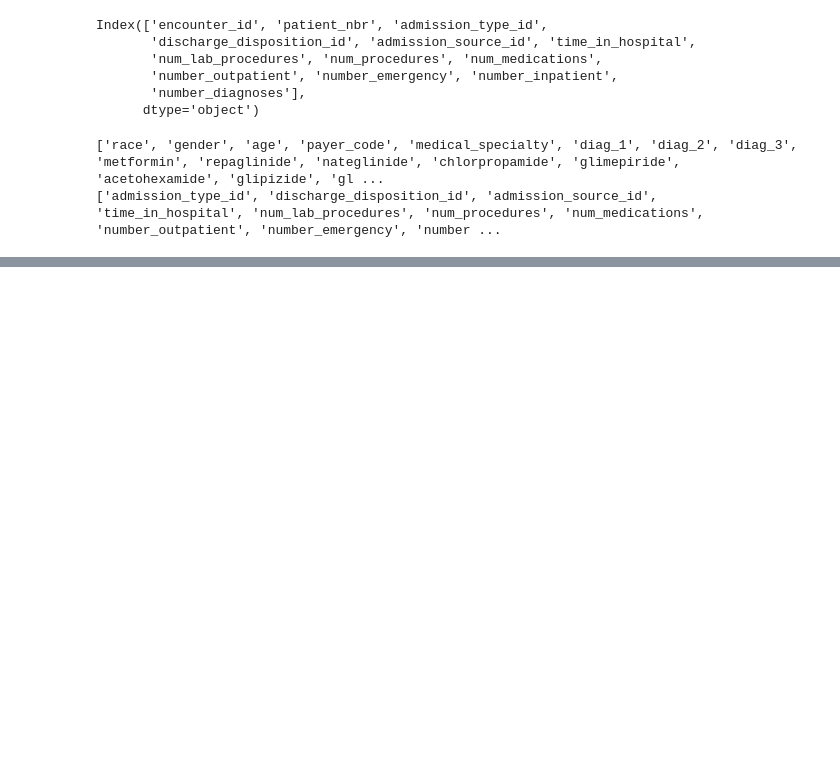
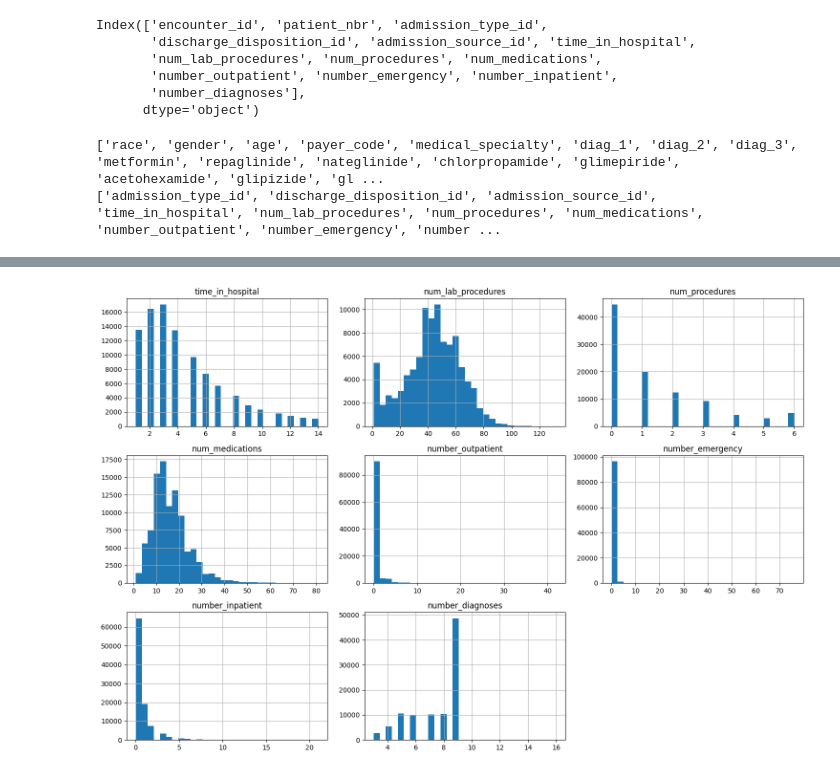
Before and after one commit to SarthakJa18/uci-diabetes-readmission-eda, a Jupyter notebook: patient-readmission-eda.ipynb, the cells around one changed output, grey strips where cells are left out. Saved outputs shown, nothing was run; the diff lists cells and outputs as text; code cells hidden in the pictures; blank space fills up the shorter version.

```diff
--- a/patient-readmission-eda.ipynb
+++ b/patient-readmission-eda.ipynb
@@ -260,0 +263,10 @@ print(num_cols)
+# %%
+id_cols = ['admission_type_id', 'discharge_disposition_id', 'admission_source_id']
+
+df[id_cols] = df[id_cols].astype(str)
+
+cat_cols = df.select_dtypes(include='object').columns.tolist()
+num_cols = df.select_dtypes(include='number').columns.tolist()
+
+print("Categorical:", len(cat_cols))
+print("Numerical:", len(num_cols))
@@ -260,0 +299,2 @@ print(num_cols)
+# %%
+df = df.drop(columns=['metformin-rosiglitazone'])
@@ -260,0 +305,6 @@ print(num_cols)
+# %%
+cat_cols = df.select_dtypes(include='object').columns.tolist()
+num_cols = df.select_dtypes(include='number').columns.tolist()
+
+print("Categorical:", len(cat_cols))
+print("Numerical:", len(num_cols))
@@ -260,0 +326,8 @@ print(num_cols)
+# %%
+import matplotlib.pyplot as plt
+
+df[num_cols].hist(figsize=(15, 10), bins=30)
+plt.tight_layout()
+plt.show()
+# %% [output]
+[figure, added]
```
Also changed, not shown: parts of 11 cells of this notebook, 1 other file.
